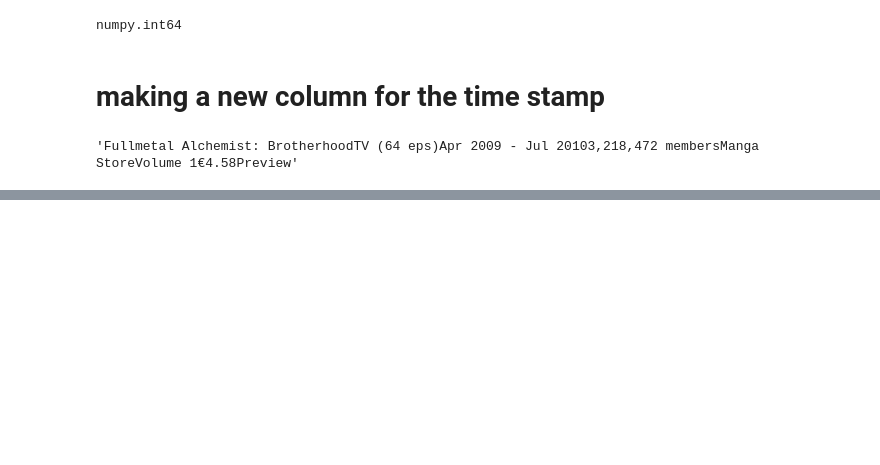
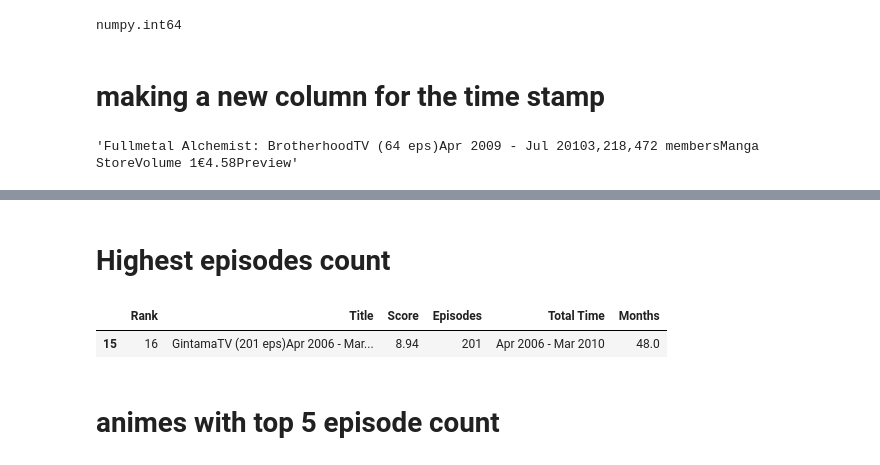
Before and after one commit to Rajni0327/pandas, a Jupyter notebook: Feature_Extraction.ipynb, the cells around one changed output, grey strips where cells are left out. Saved outputs shown, nothing was run; the diff lists cells and outputs as text; code cells hidden in the pictures; blank space fills up the shorter version.

```diff
--- a/Feature_Extraction.ipynb
+++ b/Feature_Extraction.ipynb
@@ -163,0 +197,9 @@ Name: Title, dtype: object
+# %% [markdown]
+# Highest episodes count
+# %%
+df[df['Episodes'] == df['Episodes'].max()]
+# %% [output]
+|  | Rank | Title | Score | Episodes | Total Time | Months |
+| 15 | 16 | GintamaTV (201 eps)Apr 2006 - Mar... | 8.94 | 201 | Apr 2006 - Mar 2010 | 48.0 |
+# %% [markdown]
+# animes with top 5 episode count
```
Also changed, not shown: parts of 20 cells of this notebook.
